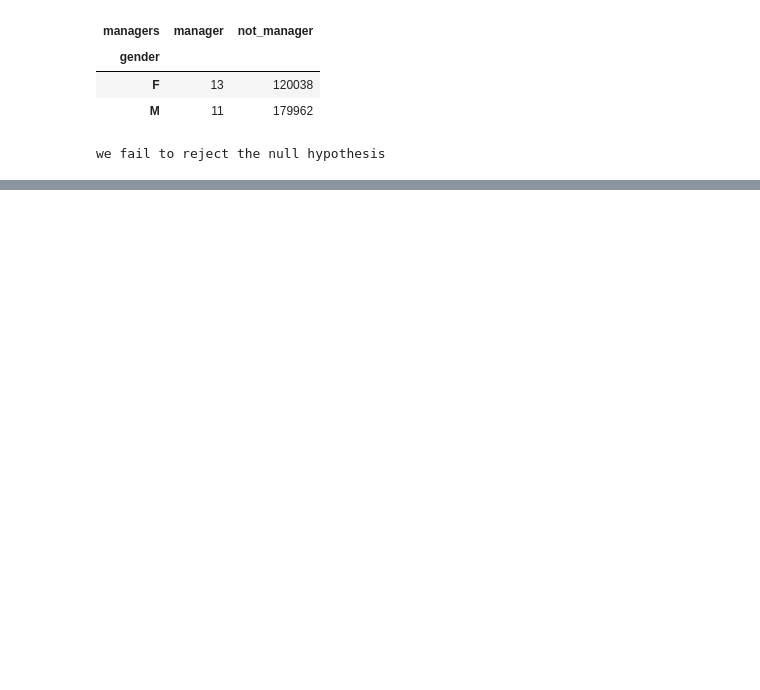
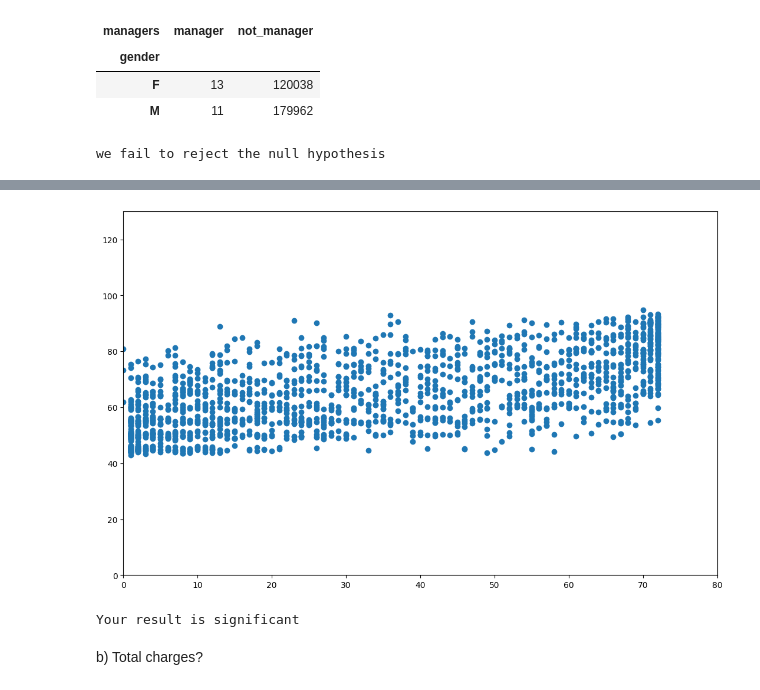
Before and after one commit to TheodoreQuansah/statistics-exercises, a Jupyter notebook: hypothesis_testing.ipynb, the cells around one changed output, grey strips where cells are left out. Drawn from its saved outputs; the diff is of its cells as text; code cells hidden in the pictures; blank space fills up the shorter version.

```diff
--- a/hypothesis_testing.ipynb
+++ b/hypothesis_testing.ipynb
@@ -259,0 +292,7 @@ we fail to reject the null hypothesis
+# %%
+engine =  create_engine(url)
+# %%
+query = '''
+        SELECT *
+        FROM customers
+        '''
@@ -259,0 +301,3 @@ we fail to reject the null hypothesis
+# %%
+tc = pd.read_sql(text(query), engine.connect())
+tc.head()
@@ -259,0 +312,11 @@ we fail to reject the null hypothesis
+# %%
+tc.tenure = tc.tenure.astype(float)
+tc.monthly_charges = tc.monthly_charges.astype(float)
+# %%
+plt.figure(figsize=(13, 8))
+plt.scatter(tc.tenure, tc.monthly_charges )
+plt.ylim(0, 130)
+plt.xlim(0, 80)
+plt.show()
+# %% [output]
+[figure, added]
@@ -259,0 +329,12 @@ we fail to reject the null hypothesis
+# %%
+a = 0.05
+
+if p < a:
+    print('Your result is significant')
+
+else:
+    print('Your result was not significant')
+# %% [output]
+Your result is significant
+# %% [markdown]
+b) Total charges?
```
Also changed, not shown: parts of 60 cells of this notebook.
